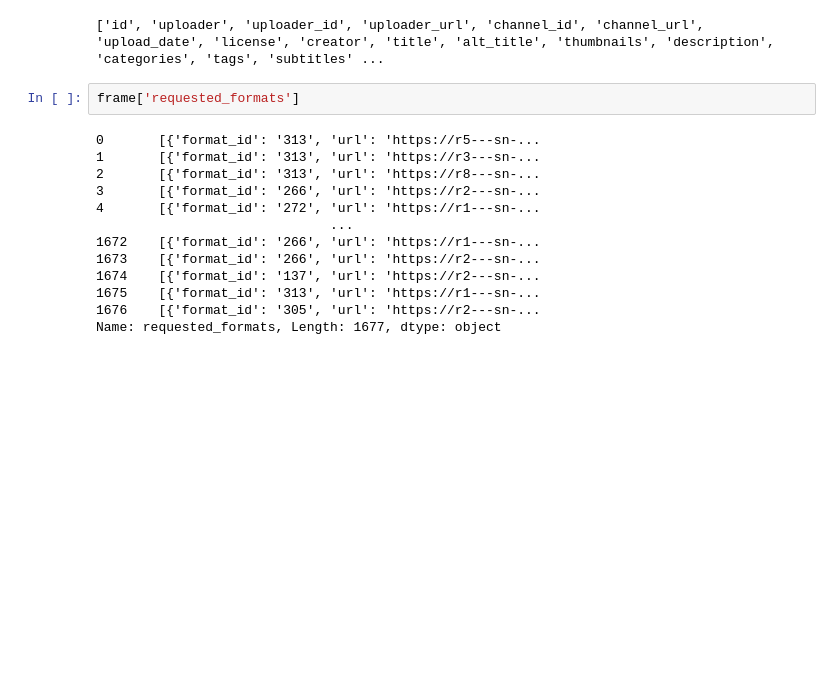
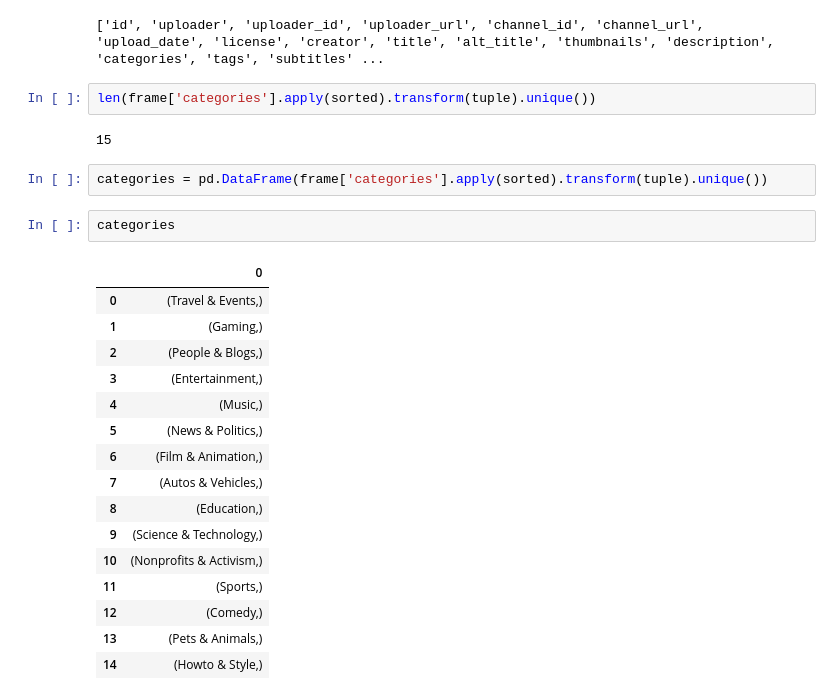
Before and after one commit to EppeMedia/video-trace-generator, a Jupyter notebook: notebooks/data_analyzing.ipynb, the cells around one changed output. Cells and saved outputs as stored; diff of their text form; blank space fills up the shorter version.

```diff
--- a/notebooks/data_analyzing.ipynb
+++ b/notebooks/data_analyzing.ipynb
@@ -58,18 +58,28 @@ frame.describe()
 print(df.columns.tolist())
 # %% [output]
 ['id', 'uploader', 'uploader_id', 'uploader_url', 'channel_id', 'channel_url', 'upload_date', 'license', 'creator', 'title', 'alt_title', 'thumbnails', 'description', 'categories', 'tags', 'subtitles' ...
-# %%
-frame['requested_formats']
-# %% [output]
-0       [{'format_id': '313', 'url': 'https://r5---sn-...
-1       [{'format_id': '313', 'url': 'https://r3---sn-...
-2       [{'format_id': '313', 'url': 'https://r8---sn-...
-3       [{'format_id': '266', 'url': 'https://r2---sn-...
-4       [{'format_id': '272', 'url': 'https://r1---sn-...
-                              ...
-1672    [{'format_id': '266', 'url': 'https://r1---sn-...
-1673    [{'format_id': '266', 'url': 'https://r2---sn-...
-1674    [{'format_id': '137', 'url': 'https://r2---sn-...
-1675    [{'format_id': '313', 'url': 'https://r1---sn-...
-1676    [{'format_id': '305', 'url': 'https://r2---sn-...
-Name: requested_formats, Length: 1677, dtype: object
+# %%
+len(frame['categories'].apply(sorted).transform(tuple).unique())
+# %% [output]
+15
+# %%
+categories = pd.DataFrame(frame['categories'].apply(sorted).transform(tuple).unique())
+# %%
+categories
+# %% [output]
+|  | 0 |
+| 0 | (Travel & Events,) |
+| 1 | (Gaming,) |
+| 2 | (People & Blogs,) |
+| 3 | (Entertainment,) |
+| 4 | (Music,) |
+| 5 | (News & Politics,) |
+| 6 | (Film & Animation,) |
+| 7 | (Autos & Vehicles,) |
+| 8 | (Education,) |
+| 9 | (Science & Technology,) |
+| 10 | (Nonprofits & Activism,) |
+| 11 | (Sports,) |
+| 12 | (Comedy,) |
+| 13 | (Pets & Animals,) |
+| 14 | (Howto & Style,) |
```
Also changed, not shown: parts of 1 cell of this notebook.
